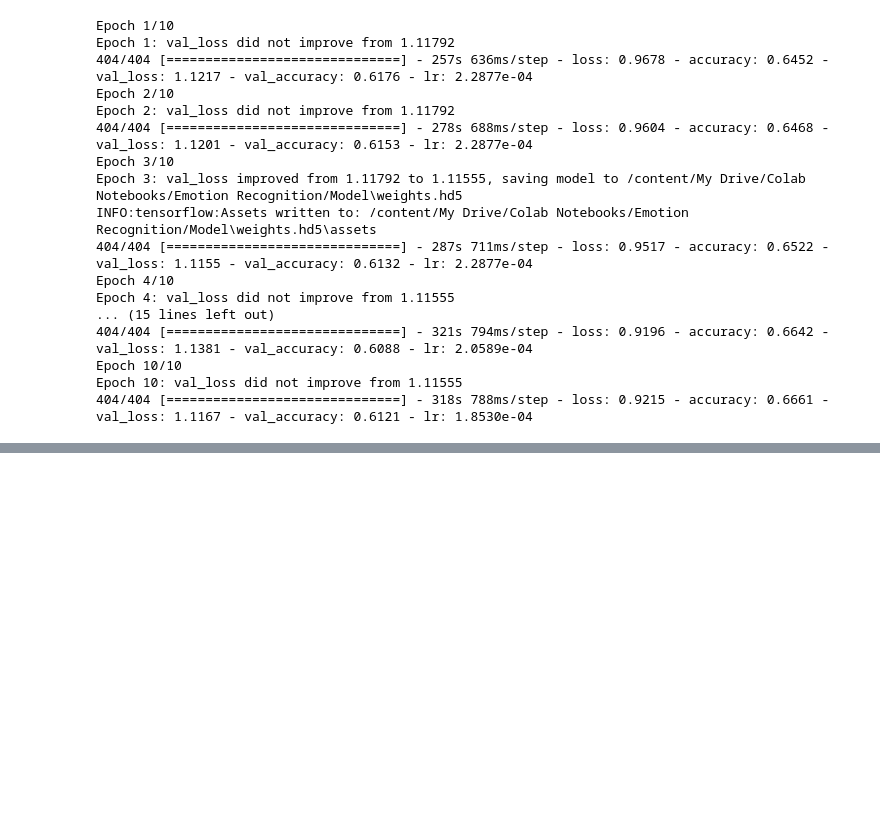
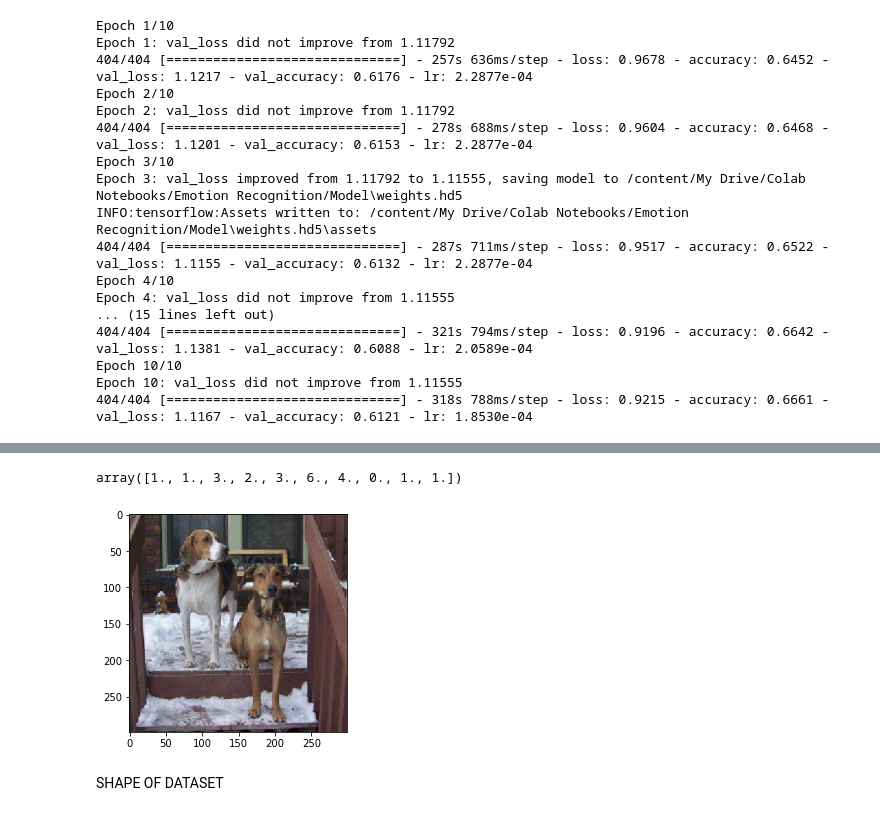
Before and after one commit to CSCI4850/s22-team1-project, a Jupyter notebook: Emotion-Final.ipynb, the cells around one changed output, grey strips where cells are left out. Saved outputs shown, nothing was run; the diff lists cells and outputs as text; code cells hidden in the pictures; blank space fills up the shorter version.

```diff
--- a/Emotion-Final.ipynb
+++ b/Emotion-Final.ipynb
@@ -224,0 +297,14 @@ Epoch 10: val_loss did not improve from 1.11555
+# %%
+# dogs in there (7 categories)
+dog_Y = np.loadtxt('dog_images/dog_types.csv')
+# Take a look at the first 10...
+dog_Y[0:10]
+# %% [output]
+array([1., 1., 3., 2., 3., 6., 4., 0., 1., 1.])
+# %%
+plt.imshow(image.array_to_img(dog_X[0,:,:,:]))
+plt.show()
+# %% [output]
+[figure, added]
+# %% [markdown]
+SHAPE OF DATASET
```
Also changed, not shown: parts of 49 cells of this notebook, 1 other file.
